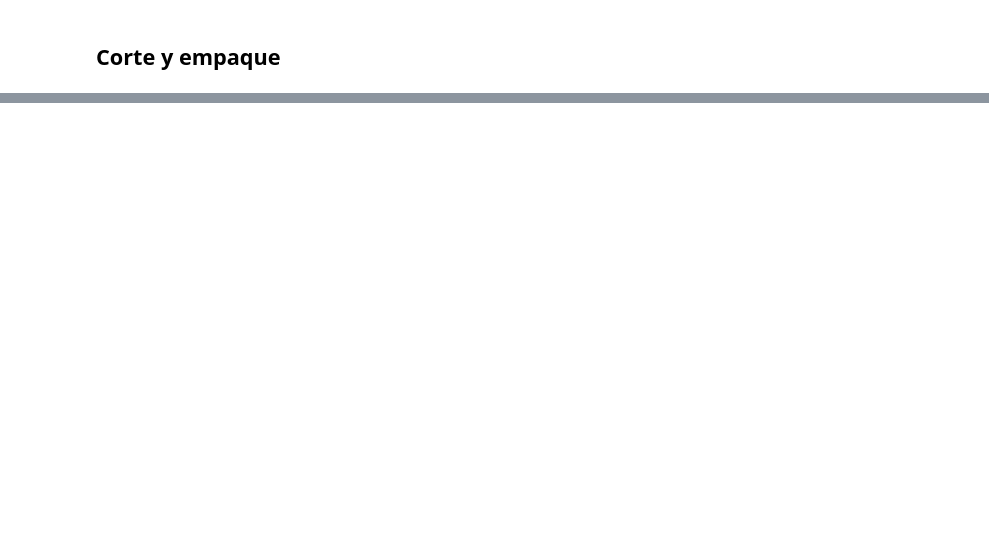
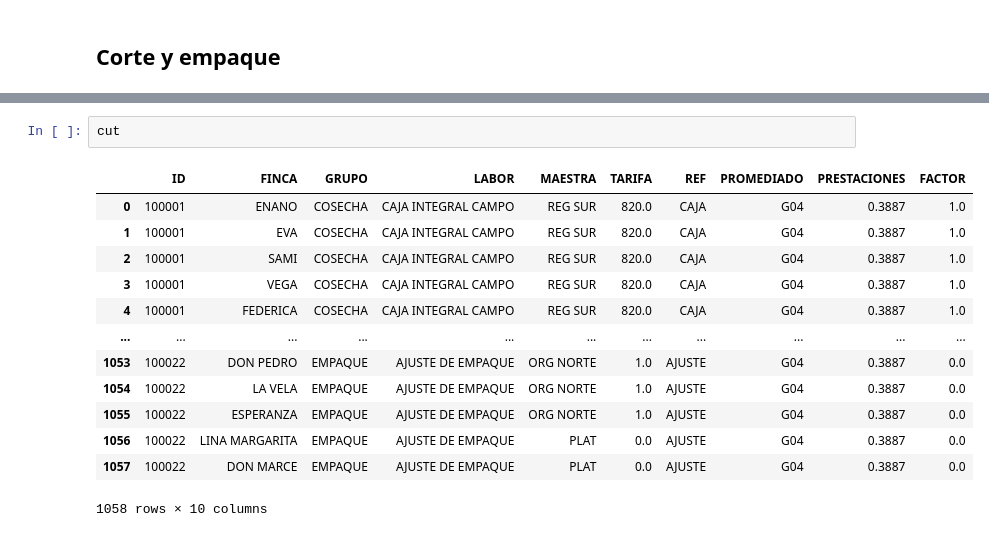
Before and after one commit to ngarrido24/mano_de_obra_agrovid, a Jupyter notebook: mano_de_obra.ipynb, the cells around one changed output, grey strips where cells are left out. Drawn from its saved outputs; the diff is of its cells as text; blank space fills up the shorter version.

```diff
--- a/mano_de_obra.ipynb
+++ b/mano_de_obra.ipynb
@@ -60,0 +210,16 @@ ValueError: You are trying to merge on object and int64 columns for key 'FINCA'.
+# %%
+cut
+# %% [output]
+|  | ID | FINCA | GRUPO | LABOR | MAESTRA | TARIFA | REF | PROMEDIADO | PRESTACIONES | FACTOR |
+| 0 | 100001 | ENANO | COSECHA | CAJA INTEGRAL CAMPO | REG SUR | 820.0 | CAJA | G04 | 0.3887 | 1.0 |
+| 1 | 100001 | EVA | COSECHA | CAJA INTEGRAL CAMPO | REG SUR | 820.0 | CAJA | G04 | 0.3887 | 1.0 |
+| 2 | 100001 | SAMI | COSECHA | CAJA INTEGRAL CAMPO | REG SUR | 820.0 | CAJA | G04 | 0.3887 | 1.0 |
+| 3 | 100001 | VEGA | COSECHA | CAJA INTEGRAL CAMPO | REG SUR | 820.0 | CAJA | G04 | 0.3887 | 1.0 |
+| 4 | 100001 | FEDERICA | COSECHA | CAJA INTEGRAL CAMPO | REG SUR | 820.0 | CAJA | G04 | 0.3887 | 1.0 |
+| ... | ... | ... | ... | ... | ... | ... | ... | ... | ... | ... |
+| 1053 | 100022 | DON PEDRO | EMPAQUE | AJUSTE DE EMPAQUE | ORG NORTE | 1.0 | AJUSTE | G04 | 0.3887 | 0.0 |
+| 1054 | 100022 | LA VELA | EMPAQUE | AJUSTE DE EMPAQUE | ORG NORTE | 1.0 | AJUSTE | G04 | 0.3887 | 0.0 |
+| 1055 | 100022 | ESPERANZA | EMPAQUE | AJUSTE DE EMPAQUE | ORG NORTE | 1.0 | AJUSTE | G04 | 0.3887 | 0.0 |
+| 1056 | 100022 | LINA MARGARITA | EMPAQUE | AJUSTE DE EMPAQUE | PLAT | 0.0 | AJUSTE | G04 | 0.3887 | 0.0 |
+| 1057 | 100022 | DON MARCE | EMPAQUE | AJUSTE DE EMPAQUE | PLAT | 0.0 | AJUSTE | G04 | 0.3887 | 0.0 |
+1058 rows × 10 columns
```
Also changed, not shown: parts of 12 cells of this notebook, 5 other files.
